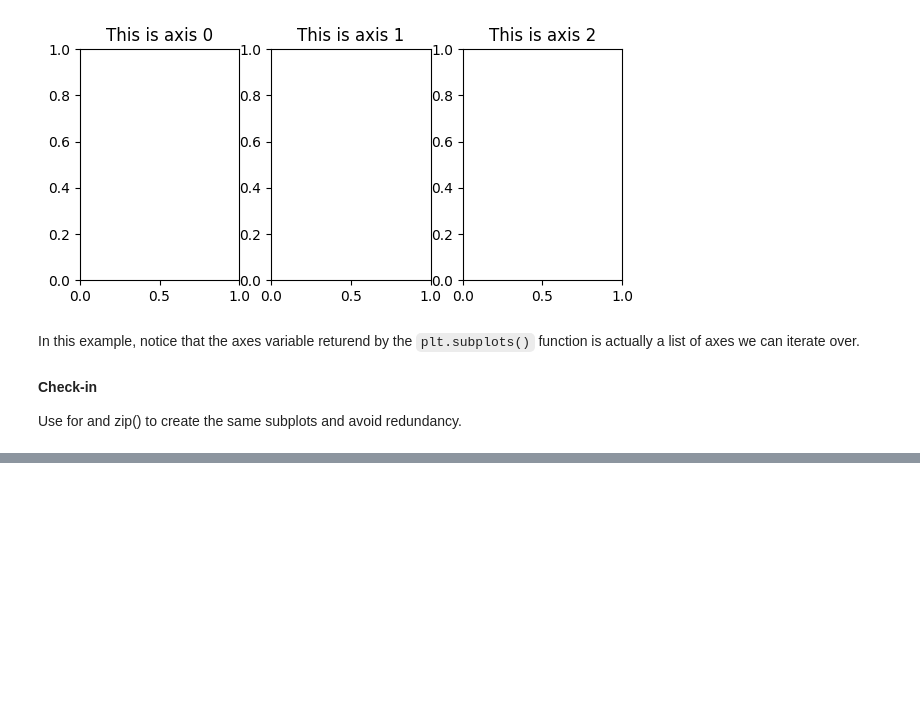
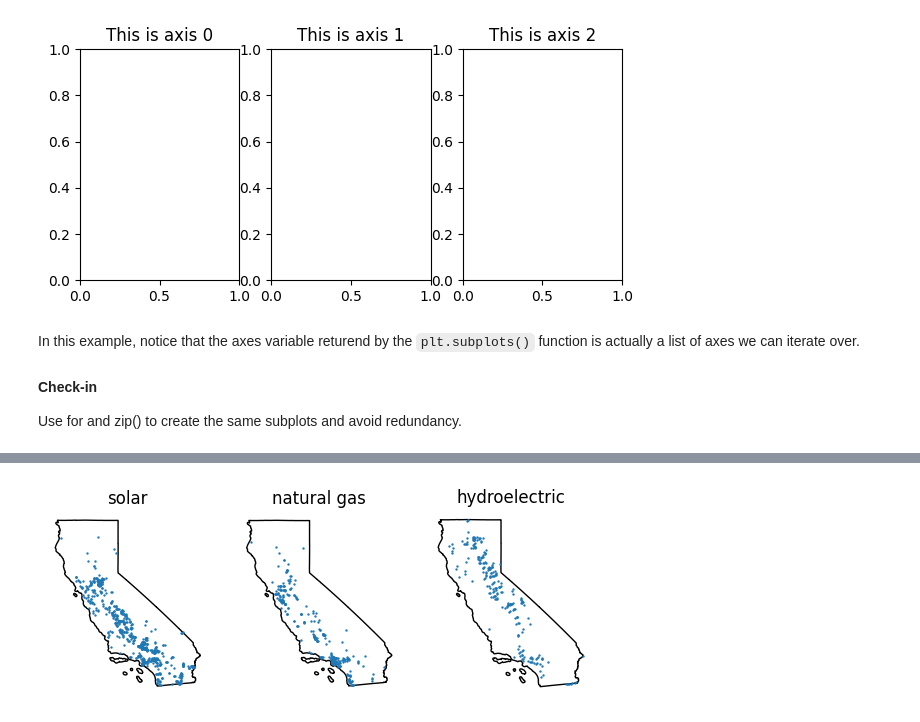
Before and after one commit to rfswick/eds220-2024-in-class, a Jupyter notebook: week5-csv-to-geodf.ipynb, the cells around one changed output, grey strips where cells are left out. Saved outputs shown, nothing was run; the diff lists cells and outputs as text; code cells hidden in the pictures; blank space fills up the shorter version.

```diff
--- a/week5-csv-to-geodf.ipynb
+++ b/week5-csv-to-geodf.ipynb
@@ -324,0 +344,13 @@ SyntaxError: invalid syntax (3539361655.py, line 4)
+# %%
+fig, axes = plt.subplots(nrows=1, ncols=3, figsize=(7, 3))
+
+for ax, source in zip(axes, ca_top_sources):
+    ca_boundary.plot(ax=ax,
+                    color='none')
+    subset = ca_power_plants[ca_power_plants.primsource == source]
+    subset.plot(ax=ax,
+                markersize=0.5)
+    ax.set_title(source)
+    ax.axis('off')
+# %% [output]
+[figure, added]
```
Also changed, not shown: parts of 12 cells of this notebook, 1 other file.
